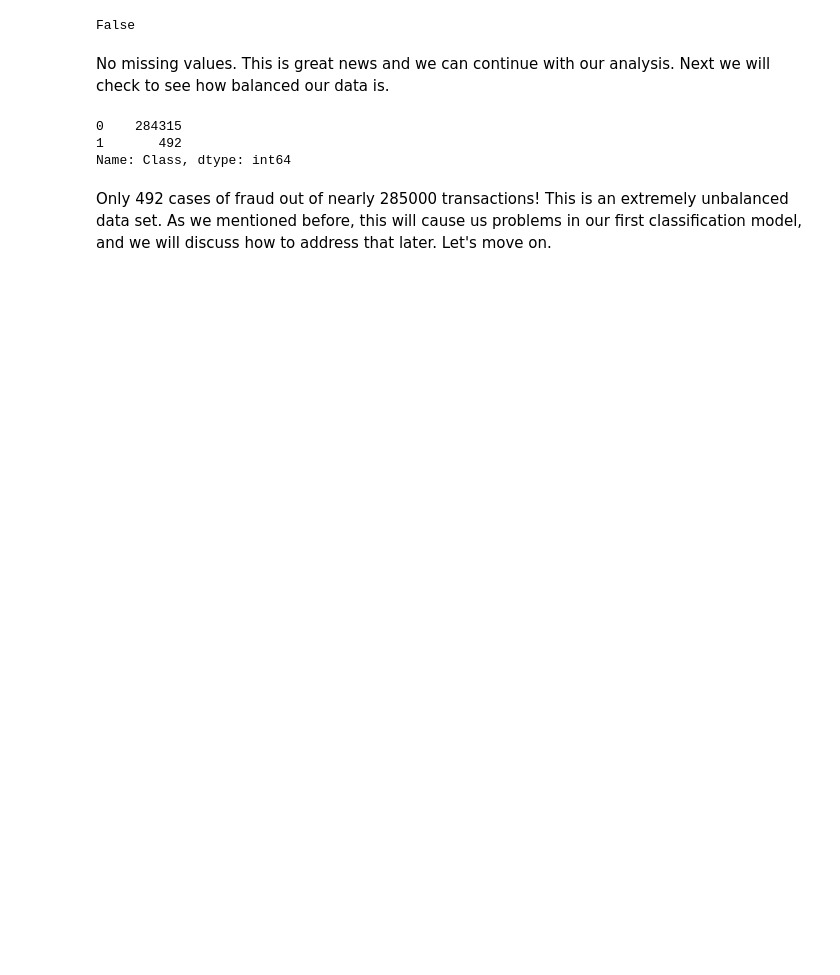
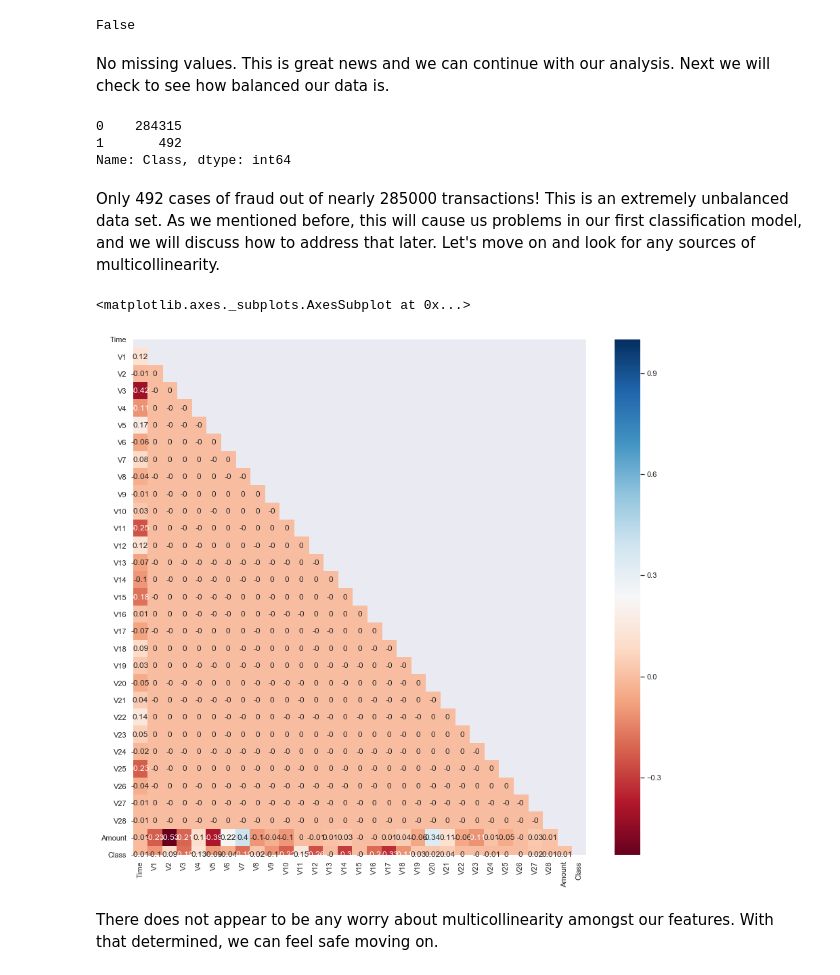
Before and after one commit to Lionslicer-Coding/mod3project, a Jupyter notebook: index.ipynb, the cells around one changed output. Cells and saved outputs as stored; diff of their text form; code cells hidden in the pictures; blank space fills up the shorter version.

Commit message:
first model done

```diff
--- a/index.ipynb
+++ b/index.ipynb
@@ -104,4 +117,20 @@ cc_df['Class'].value_counts()
 1       492
 Name: Class, dtype: int64
 # %% [markdown]
-Only 492 cases of fraud out of nearly 285000 transactions! This is an extremely unbalanced data set. As we mentioned before, this will cause us problems in our first classification model, and we will discuss how to address that later. Let's move on.
+Only 492 cases of fraud out of nearly 285000 transactions! This is an extremely unbalanced data set. As we mentioned before, this will cause us problems in our first classification model, and we will discuss how to address that later. Let's move on and look for any sources of multicollinearity.
+# %%
+correlation_matrix = cc_df.corr().round(2)
+# %%
+sns.set(rc={'figure.figsize':(15,14)})
+mask = np.zeros_like(correlation_matrix,dtype=np.bool)
+
+# Create a msk to draw only lower diagonal corr map
+mask[np.triu_indices_from(mask)] = True
+# use the heatmap function from seaborn to plot the correlation matrix
+# annot = True to print the values inside the square
+sns.heatmap(data=correlation_matrix, cmap='RdBu', annot=True, mask=mask)
+# %% [output]
+<matplotlib.axes._subplots.AxesSubplot at 0x...>
+[figure, added]
+# %% [markdown]
+There does not appear to be any worry about multicollinearity amongst our features. With that determined, we can feel safe moving on.
```
Also changed, not shown: parts of 16 cells of this notebook.
